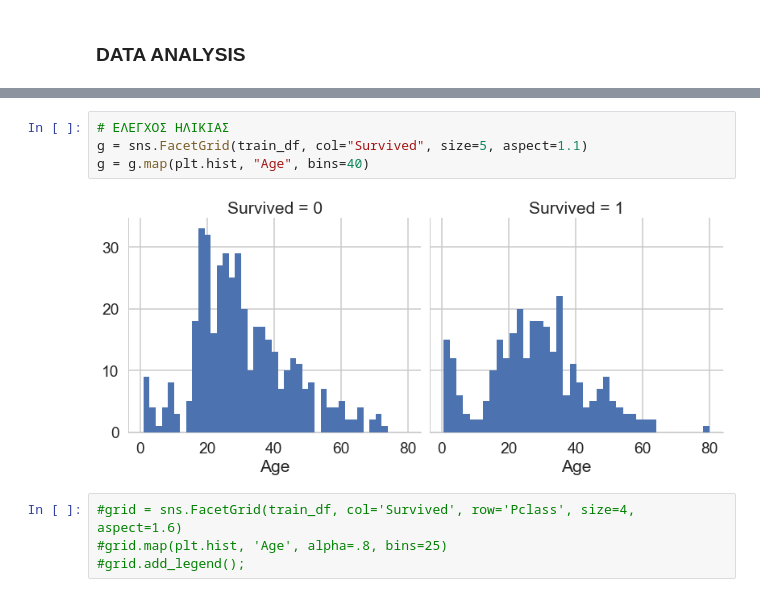
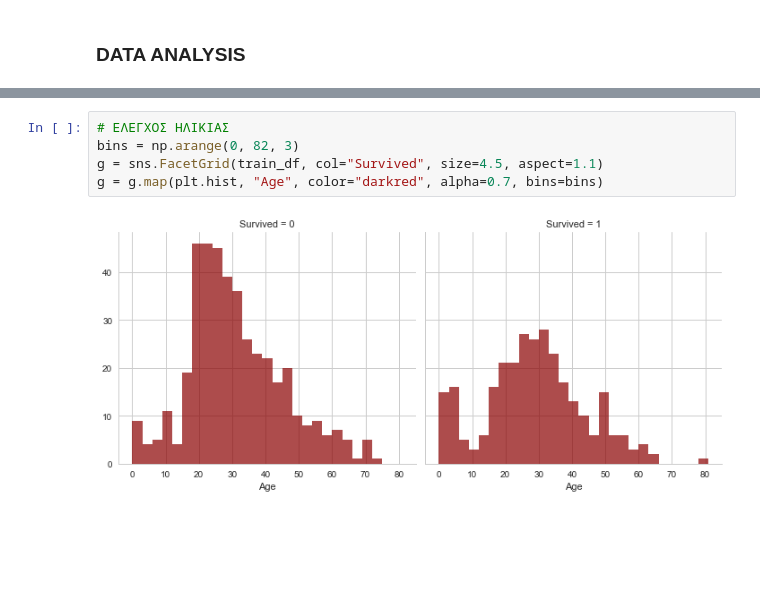
Before and after one commit to stefanosarta/titanic, a Jupyter notebook: titanic.ipynb, the cells around one changed output, grey strips where cells are left out. Drawn from its saved outputs; the diff is of its cells as text; blank space fills up the shorter version.

```diff
--- a/titanic.ipynb
+++ b/titanic.ipynb
@@ -171,10 +196,7 @@ train_df['Age'].hist(bins=40,color='darkred',alpha=0.7)
 # %%
 # ΕΛΕΓΧΟΣ ΗΛΙΚΙΑΣ
-g = sns.FacetGrid(train_df, col="Survived", size=5, aspect=1.1)
-g = g.map(plt.hist, "Age", bins=40)
+bins = np.arange(0, 82, 3)
+g = sns.FacetGrid(train_df, col="Survived", size=4.5, aspect=1.1)
+g = g.map(plt.hist, "Age", color="darkred", alpha=0.7, bins=bins)
 # %% [output]
-[figure, old version]
+[figure, new version]
-# %%
-#grid = sns.FacetGrid(train_df, col='Survived', row='Pclass', size=4, aspect=1.6)
-#grid.map(plt.hist, 'Age', alpha=.8, bins=25)
-#grid.add_legend();
```
Also changed, not shown: parts of 12 cells of this notebook.
